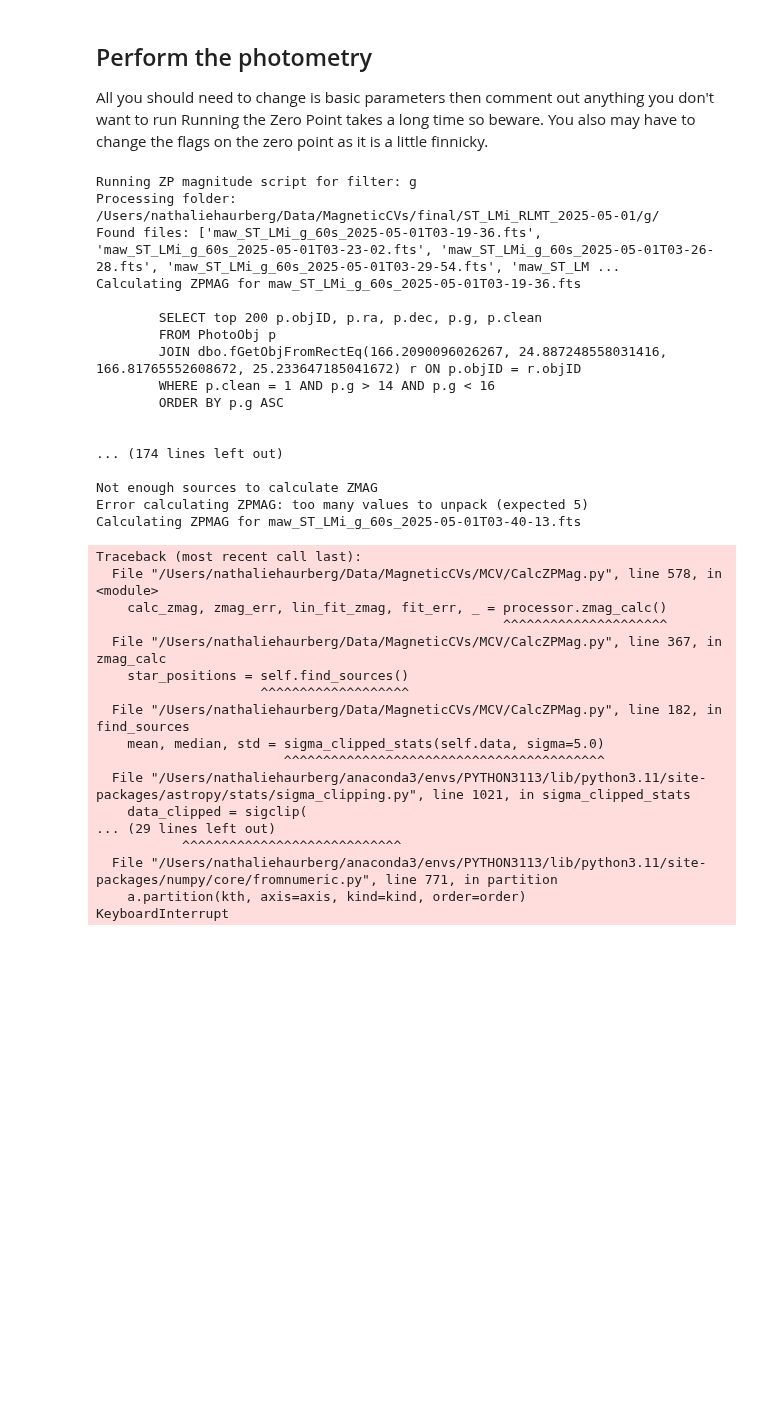
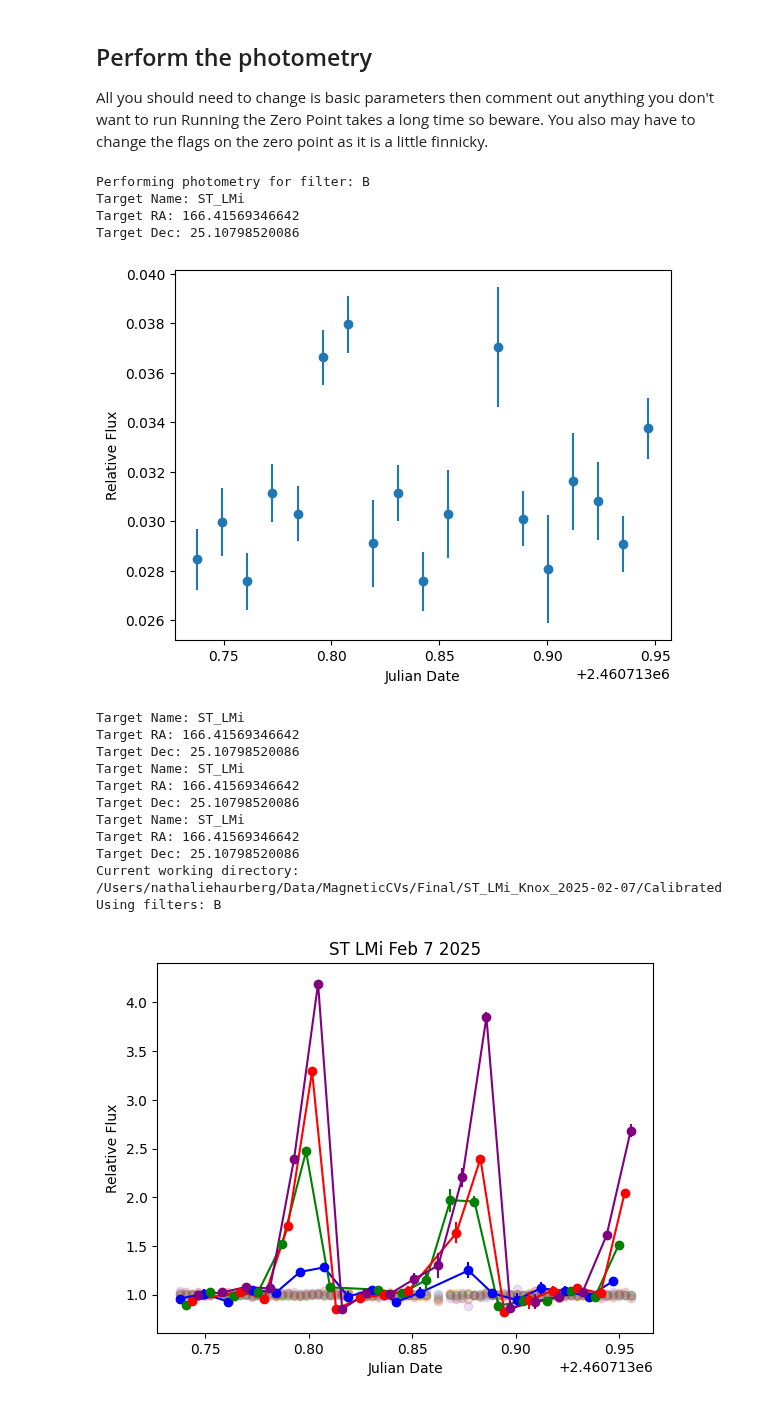
Before and after one commit to astronathalie/MCV, a Jupyter notebook: photstars_knox.ipynb, the cells around one changed output. Drawn from its saved outputs; the diff is of its cells as text; code cells hidden in the pictures; blank space fills up the shorter version.

Commit message:
Update to work with the latest version of CalcZmag_K

```diff
--- a/photstars_knox.ipynb
+++ b/photstars_knox.ipynb
@@ -1348,13 +1355,13 @@ Running the Zero Point takes a long time so beware.
 You also may have to change the flags on the zero point as it is a little finnicky.
 # %%
 # Set the directory containing the image folders and the filt
-BASE = '/Users/nathaliehaurberg/Data/MagneticCVs/final/ST_LMi_RLMT_2025-05-01/'
+BASE = '/Users/nathaliehaurberg/Data/MagneticCVs/final/ST_LMi_Knox_2025-02-07/Calibrated/'
 
 # set the star list in pixels
-STARS = [(2900.2411,1477.3404), (2986.2712,1509.9692), (2412.4599,1996.4578), (2802.4384,1234.5056),(2245.5118,1043.4673)]
+STARS = [(412.60754097882057, 1319.4268155831446), (753.165099567101, 1271.1482834167027), (1784.5453, 1932.4671), (2133.613052477628, 1166.2476640037605), (2193.7768095423285, 1300.8083213930363)]
 
 # set the reference image
-REFERENCE_IMAGE = '/Users/nathaliehaurberg/Data/MagneticCVs/final/ST_LMi_RLMT_2025-02-28/g/mcr_ST_LMi_g_60s_2025-02-28T03-20-13.fts'
+REFERENCE_IMAGE = '/Users/nathaliehaurberg/Data/MagneticCVs/final/ST_LMi_Knox_2025-02-07/Calibrated/B/Entered Coordinates_B_1x1_240.000secs_-15.02C_00019031.fit'
 
 # Set the target name
 TARGET_NAME = 'ST_LMi'
@@ -1368,69 +1375,52 @@ GAIN = 0.27
 AP_R = 12
 AN_I = 32
 AN_O = 40
 
 # Set the filters
 # filters = glob.glob(BASE + '/*/')
 # filters = [os.path.basename(f.rstrip('/\\')) for f in filters]
-filters = ['B', 'V', 'R', 'I']
+filters = ['B','V','R','I']
 
 pipe = PhotometryPipeline(
     file_dir=BASE,
     star_list_pix=STARS,
     ref_image=REFERENCE_IMAGE,
     target_name=TARGET_NAME,
     rdnoise=RDNOISE,
     aperture_radius=AP_R,
     annulus_inner=AN_I,
     annulus_outer=AN_O
 )
 
-#Run the ZP magnitude script for each filter
+# #Run the ZP magnitude script for each filter
 # for filt in filters:
 #     print('Running ZP magnitude script for filter:', filt)
-#     zp_runner = ZPmagrunner(base_dir=BASE, script_path='/Users/nathaliehaurberg/Data/MagneticCVs/MCV/CalcZPMag.py', flags='--rewriteAVG')
+#     zp_runner = ZPmagrunner(base_dir=BASE, script_path='/Users/nathaliehaurberg/Data/MagneticCVs/MCV/CalcZPMag_K.py', flags=['--rewriteAVG','--APASS'])
 #     zp_runner.run(filt)
 
 # Loop over the filters and perform the photometry
 for filt in filters:
     print('Performing photometry for filter:', filt)
     pipe.perform_var_fwhm_phot(filt, save_ref_star_coords=False, display_apertures=False, save=True, plot=True)
     pipe.calc_ap_ratio(filt, mean=True, median=False)
     pipe.find_mags(filt, save=True, save_ref_star_coords=False, display_apertures=False)
-    LightCurvePlotter.plot_relative(file_dir=BASE, filt=filt, title = 'ST LMi May 1 2025', comp_stars=True)
-    LightCurvePlotter.plot_absolute(file_dir=BASE, title = 'ST LMi May 1 2025', filt=filt)
+    LightCurvePlotter.plot_relative(file_dir=BASE, filt=filt, title = 'ST LMi Feb 7 2025', comp_stars=True)
+    LightCurvePlotter.plot_absolute(file_dir=BASE, title = 'ST LMi Feb 7 2025', filt=filt)
 # %% [output]
-Running ZP magnitude script for filter: g
-Processing folder: /Users/nathaliehaurberg/Data/MagneticCVs/final/ST_LMi_RLMT_2025-05-01/g/
-Found files: ['maw_ST_LMi_g_60s_2025-05-01T03-19-36.fts', 'maw_ST_LMi_g_60s_2025-05-01T03-23-02.fts', 'maw_ST_LMi_g_60s_2025-05-01T03-26-28.fts', 'maw_ST_LMi_g_60s_2025-05-01T03-29-54.fts', 'maw_ST_LM ...
-Calculating ZPMAG for maw_ST_LMi_g_60s_2025-05-01T03-19-36.fts
-
-        SELECT top 200 p.objID, p.ra, p.dec, p.g, p.clean
-        FROM PhotoObj p
-        JOIN dbo.fGetObjFromRectEq(166.2090096026267, 24.887248558031416, 166.81765552608672, 25.233647185041672) r ON p.objID = r.objID
-        WHERE p.clean = 1 AND p.g > 14 AND p.g < 16
-        ORDER BY p.g ASC
-
-
-... (174 lines left out)
-
-Not enough sources to calculate ZMAG
-Error calculating ZPMAG: too many values to unpack (expected 5)
-Calculating ZPMAG for maw_ST_LMi_g_60s_2025-05-01T03-40-13.fts
+Performing photometry for filter: B
+Target Name: ST_LMi
+Target RA: 166.41569346642
+Target Dec: 25.10798520086
+[figure, added]
-Traceback (most recent call last):
-  File "/Users/nathaliehaurberg/Data/MagneticCVs/MCV/CalcZPMag.py", line 578, in <module>
-    calc_zmag, zmag_err, lin_fit_zmag, fit_err, _ = processor.zmag_calc()
-                                                    ^^^^^^^^^^^^^^^^^^^^^
-  File "/Users/nathaliehaurberg/Data/MagneticCVs/MCV/CalcZPMag.py", line 367, in zmag_calc
-    star_positions = self.find_sources()
-                     ^^^^^^^^^^^^^^^^^^^
-  File "/Users/nathaliehaurberg/Data/MagneticCVs/MCV/CalcZPMag.py", line 182, in find_sources
-    mean, median, std = sigma_clipped_stats(self.data, sigma=5.0)
-                        ^^^^^^^^^^^^^^^^^^^^^^^^^^^^^^^^^^^^^^^^^
-  File "/Users/nathaliehaurberg/anaconda3/envs/PYTHON3113/lib/python3.11/site-packages/astropy/stats/sigma_clipping.py", line 1021, in sigma_clipped_stats
-    data_clipped = sigclip(
-... (29 lines left out)
-           ^^^^^^^^^^^^^^^^^^^^^^^^^^^^
-  File "/Users/nathaliehaurberg/anaconda3/envs/PYTHON3113/lib/python3.11/site-packages/numpy/core/fromnumeric.py", line 771, in partition
-    a.partition(kth, axis=axis, kind=kind, order=order)
-KeyboardInterrupt
+Target Name: ST_LMi
+Target RA: 166.41569346642
+Target Dec: 25.10798520086
+Target Name: ST_LMi
+Target RA: 166.41569346642
+Target Dec: 25.10798520086
+Target Name: ST_LMi
+Target RA: 166.41569346642
+Target Dec: 25.10798520086
+Current working directory: /Users/nathaliehaurberg/Data/MagneticCVs/Final/ST_LMi_Knox_2025-02-07/Calibrated
+Using filters: B
+[figure, added]
```
Also changed, not shown: parts of 3 cells of this notebook.
